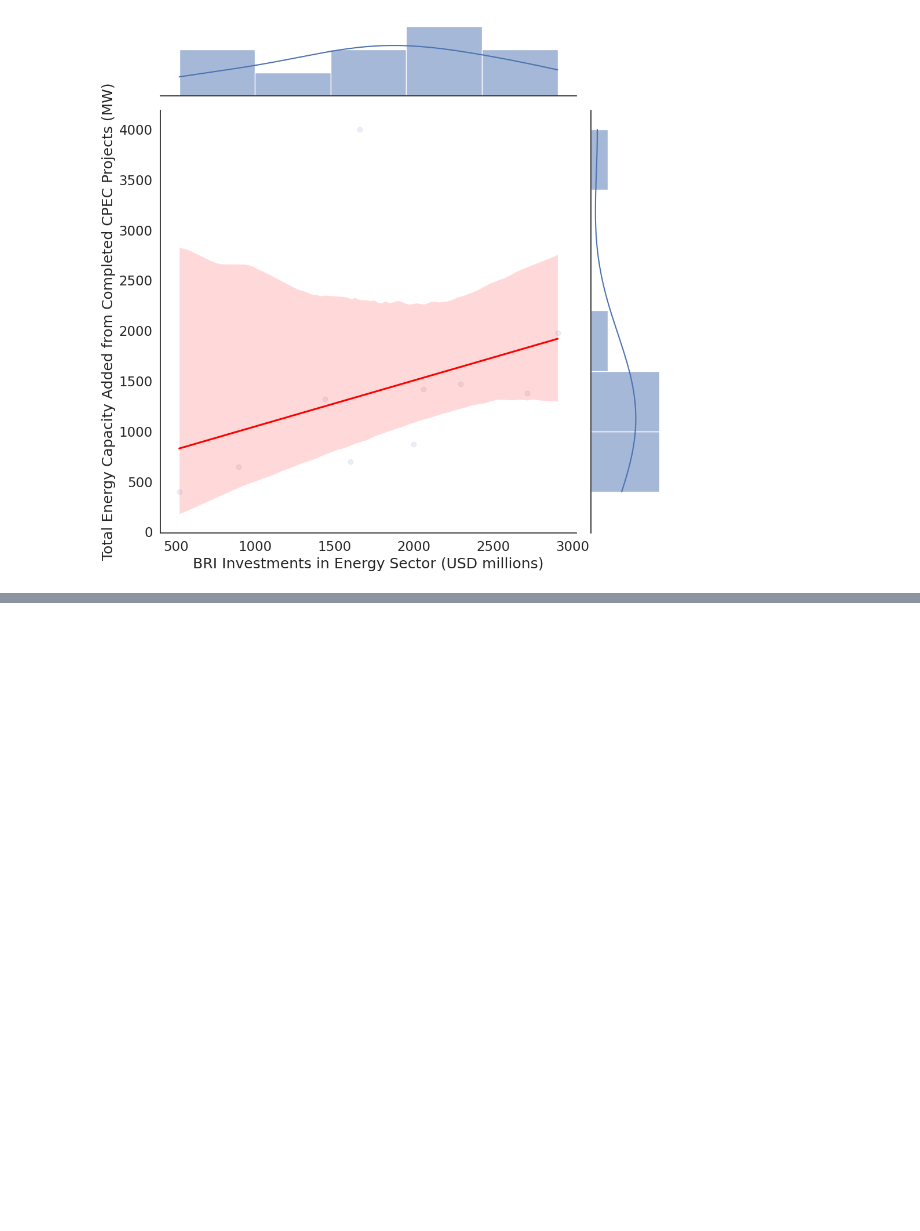
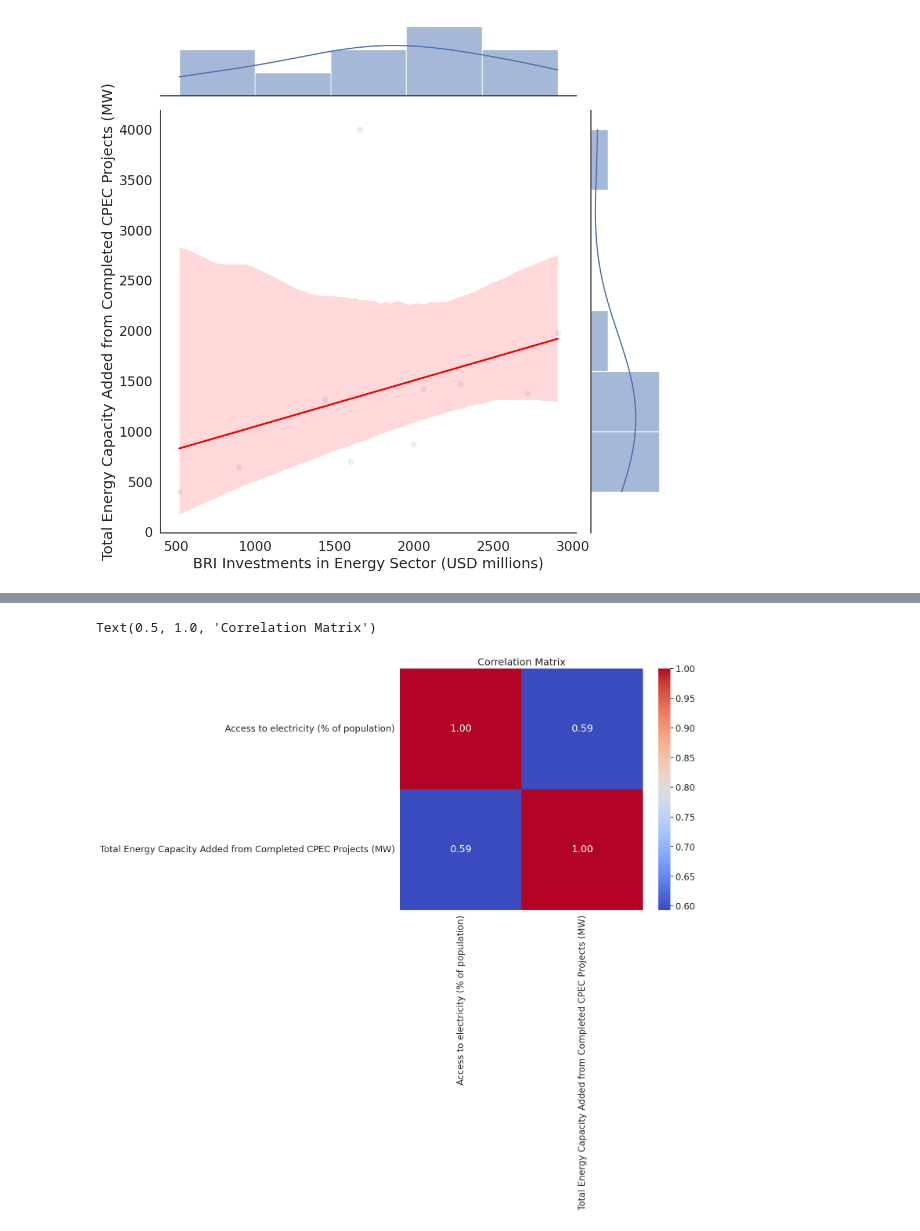
Before and after one commit to ilinashah177/Coursework-Website, a Jupyter notebook: Regression_Investments_and_Energy_Capacity.ipynb, the cells around one changed output, grey strips where cells are left out. Drawn from its saved outputs; the diff is of its cells as text; code cells hidden in the pictures; blank space fills up the shorter version.

```diff
--- a/Regression_Investments_and_Energy_Capacity.ipynb
+++ b/Regression_Investments_and_Energy_Capacity.ipynb
@@ -133,0 +233,11 @@ Text(69.75, 0.5, 'Total Energy Capacity Added from Completed CPEC Projects (MW)'
+# %%
+
+sns.heatmap(data2[['Access to electricity (% of population)','Total Energy Capacity Added from Completed CPEC Projects (MW)']].corr(), # plot a correlation matrix
+            annot=True, # show the correlation values on the plot
+            fmt=".2f", # set the format of the correlation values to be two decimal places
+            cmap='coolwarm') # set the color palette to be coolwarm (blue for negative correlations, red for positive correlations)
+
+plt.title('Correlation Matrix') # add a title
+# %% [output]
+Text(0.5, 1.0, 'Correlation Matrix')
+[figure, added]
```
Also changed, not shown: parts of 9 cells of this notebook.
